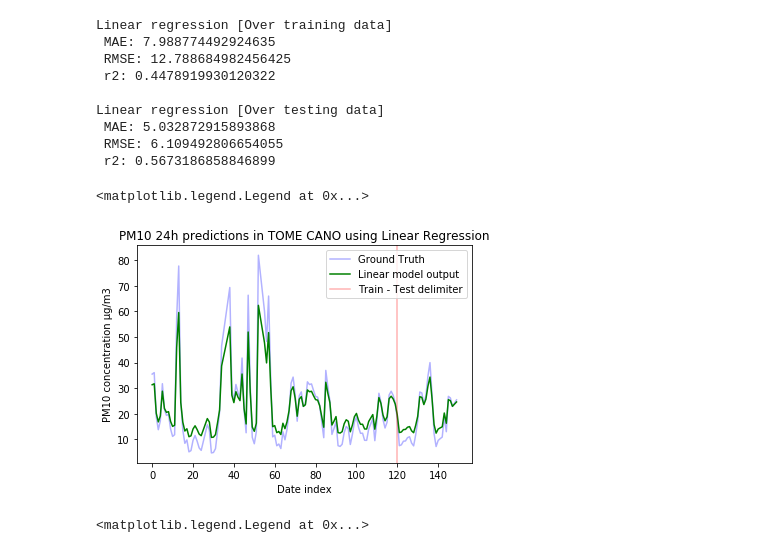
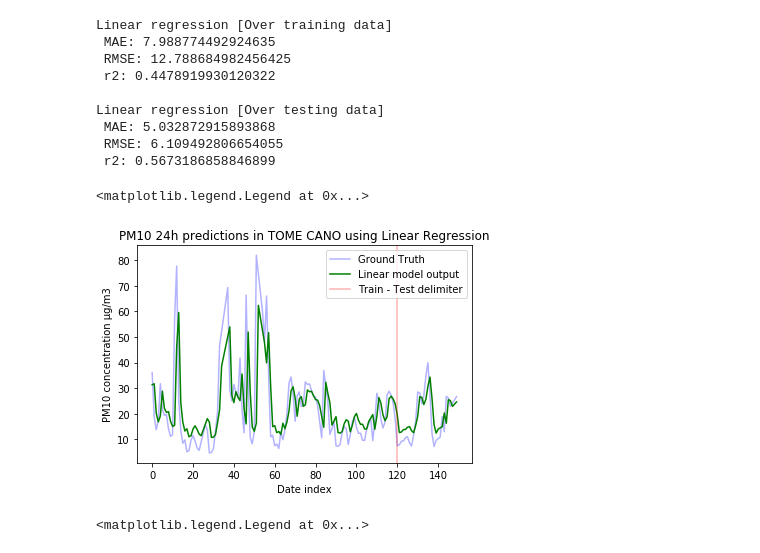
Before and after one commit to carlosdg/AirPollutionForecasting, a Jupyter notebook: Software/jupyter/notebooks/ExploringTheData.ipynb, the cells around one changed output. Drawn from its saved outputs; the diff is of its cells as text; code cells hidden in the pictures.

```diff
--- a/Software/jupyter/notebooks/ExploringTheData.ipynb
+++ b/Software/jupyter/notebooks/ExploringTheData.ipynb
@@ -251,12 +250,13 @@ data = process_missing_data(data)
 
 data = pd.DataFrame(data)
 num_test_data = 30
+lookahead = 1
 
-X_train = data[:-1][:-num_test_data].to_numpy()
-y_train = data.shift(0)[1:][:-num_test_data].to_numpy()
+X_train = data[:-lookahead][:-num_test_data].to_numpy()
+y_train = data[lookahead:][:-num_test_data].to_numpy()
 
-X_test = data[:-1][-num_test_data:].to_numpy()
-y_test = data.shift(0)[1:][-num_test_data:].to_numpy()
+X_test = data[:-lookahead][-num_test_data:].to_numpy()
+y_test = data[lookahead:][-num_test_data:].to_numpy()
 # %%
 fig, ax = plt.subplots()
 
@@ -313,20 +313,21 @@ Linear regression [Over testing data]
  r2: 0.5673186858846899
 # %%
 X = np.concatenate((X_train, X_test))
+y = np.concatenate((y_train, y_test))
 y_pred = regr_1.predict(X)
 
 fig, ax = plt.subplots()
-ax.plot(X, c=(0, 0, 1, 0.3))
+ax.plot(y, c=(0, 0, 1, 0.3))
 ax.plot(y_pred, c="green")
 
 ax.set_title(f"PM10 24h predictions in {zone} using Linear Regression")
 ax.set_xlabel("Date index")
 ax.set_ylabel("PM10 concentration µg/m3")
 ax.axvline(X.size - num_test_data, c=(1, 0, 0, 0.3))
 ax.legend(["Ground Truth", "Linear model output", "Train - Test delimiter"])
 # %% [output]
 <matplotlib.legend.Legend at 0x...>
-[figure, old version]
+[figure, new version]
 # %%
 fig, ax = plt.subplots()
 
```
Also changed, not shown: parts of 8 cells of this notebook.
